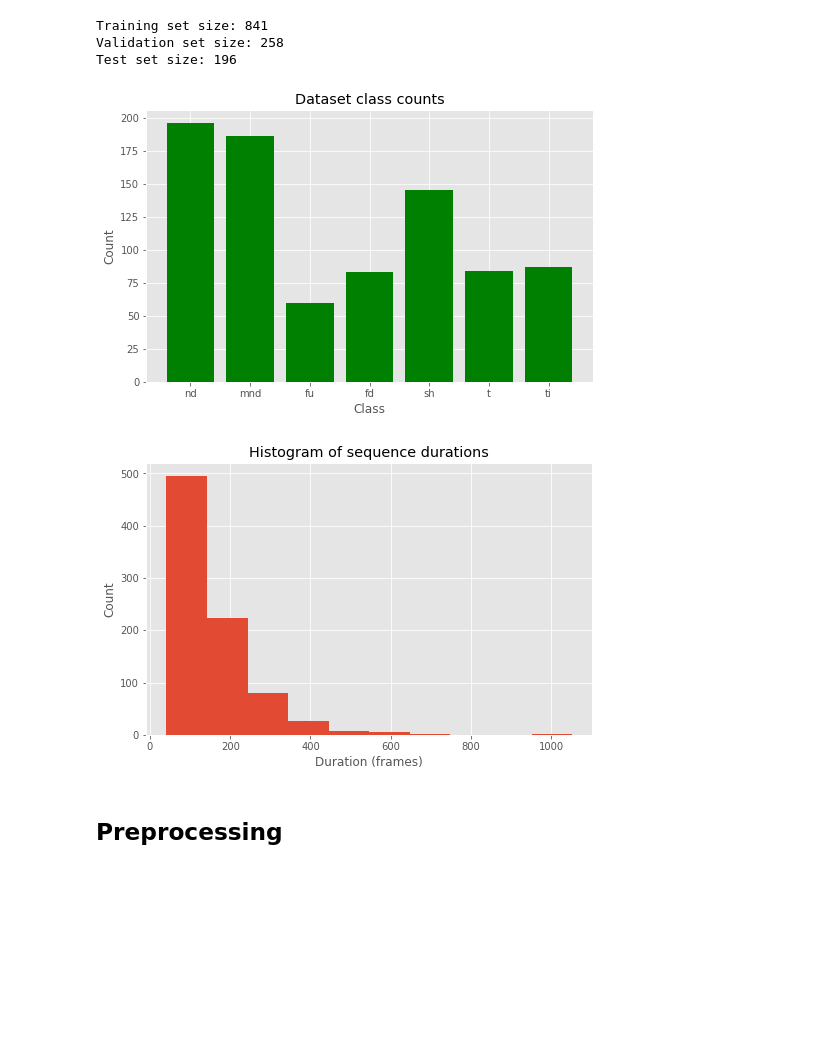
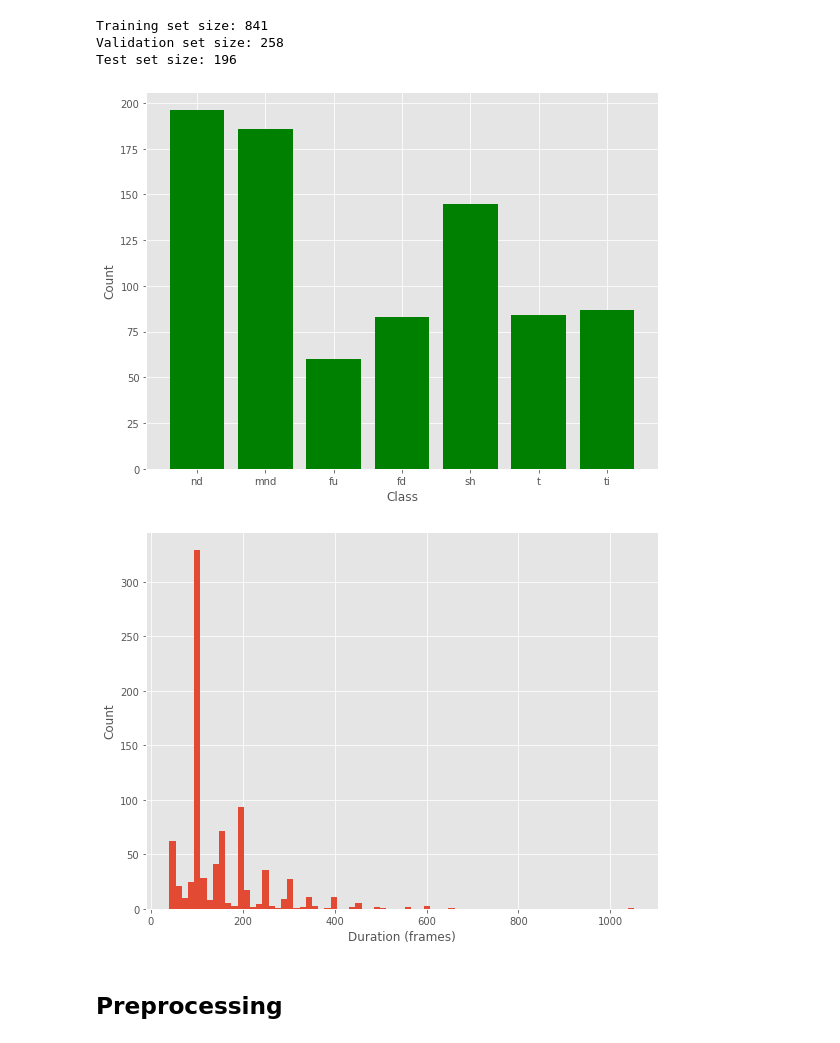
Before and after one commit to eonu/inf4-hons, a Jupyter notebook: sandbox/notebooks/Isolated Recognition (with translations).ipynb, the cells around one changed output. Cells and saved outputs as stored; diff of their text form; code cells hidden in the pictures; blank space fills up the shorter version.

```diff
--- a/sandbox/notebooks/Isolated Recognition (with translations).ipynb
+++ b/sandbox/notebooks/Isolated Recognition (with translations).ipynb
@@ -41,7 +41,7 @@ fields = ['Rx', 'Ry', 'Rz', 'Tx', 'Ty', 'Tz']
 clfs, results = {}, {'hmm': {}, 'knn': {}, 'lstm': {}}
 # %%
 # Load the MoCap dataset
-loader = MoCapLoader()
+loader = MoCapLoader(normalized=False)
 X, y = loader.load(fields)
 # %% [markdown]
 ## Dataset splits
@@ -55,15 +55,15 @@ Training set size: 841
 Validation set size: 258
 Test set size: 196
 # %%
-# Plot a chart of the class counts in the training set
-show_class_counts(y_train, gestures)
+# MoCap dataset class counts (training set)
+show_class_counts(y_train, gestures, title=None)
 # %% [output]
-[figure, old version]
+[figure, new version]
 # %%
-# Plot a histogram of gesture durations
-show_durations(X_train)
+# Histogram of MoCap dataset gesture durations (training set)
+show_durations(X_train, bins=75, title=None)
 # %% [output]
-[figure, old version]
+[figure, new version]
 # %% [markdown]
 ## Preprocessing
 # %%
```
Also changed, not shown: parts of 10 cells of this notebook, 3 other files.
